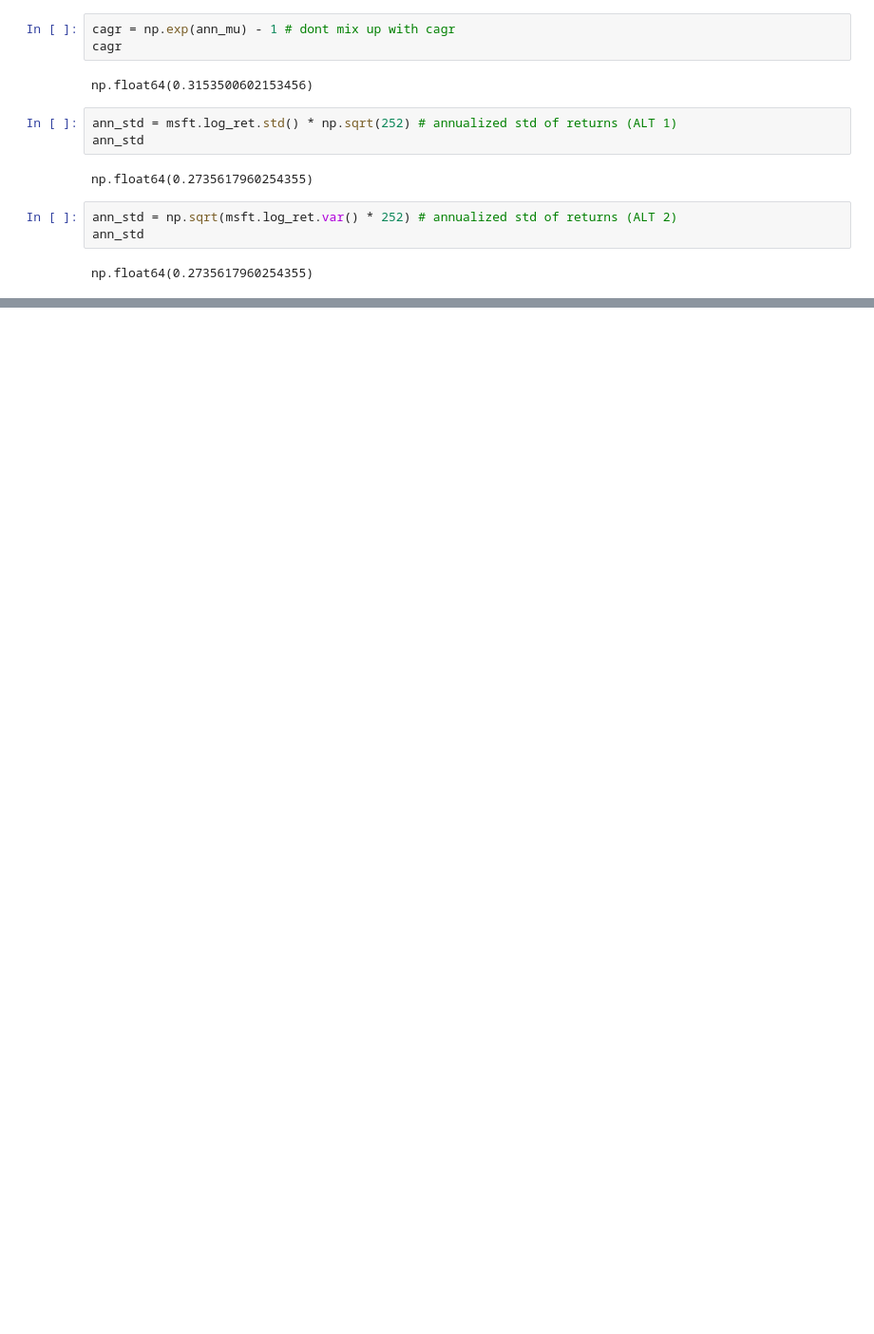
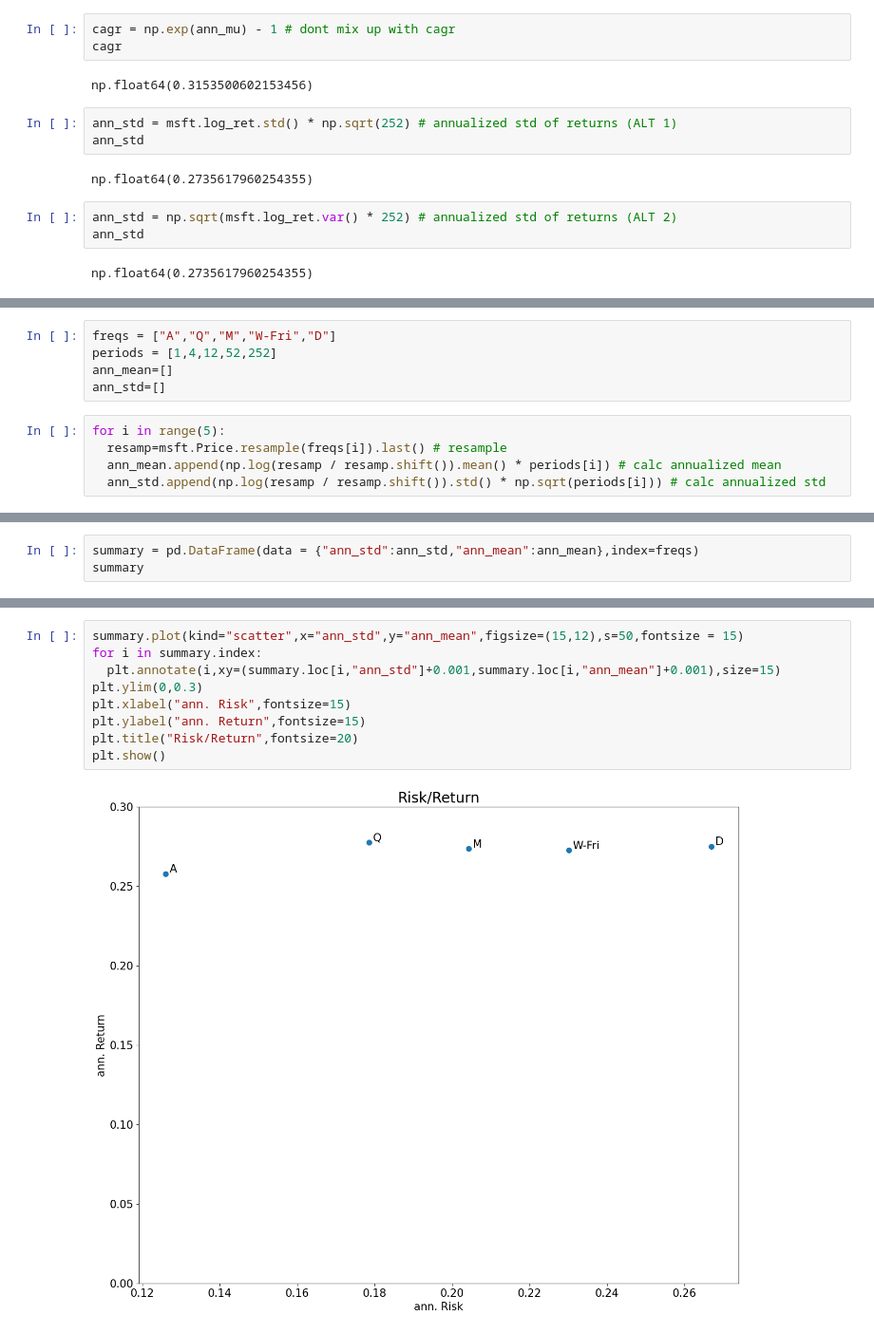
Before and after one commit to Rezamoghadam8810/Algorithmic_trading_tutorial, a Jupyter notebook: Annualizing_Mean_return_and_std_of_Returns.ipynb, the cells around one changed output, grey strips where cells are left out. Shown at 95% size. Saved outputs shown, nothing was run; the diff lists cells and outputs as text; blank space fills up the shorter version.

```diff
--- a/Annualizing_Mean_return_and_std_of_Returns.ipynb
+++ b/Annualizing_Mean_return_and_std_of_Returns.ipynb
@@ -68,0 +123,10 @@ np.float64(0.2735617960254355)
+# %%
+freqs = ["A","Q","M","W-Fri","D"]
+periods = [1,4,12,52,252]
+ann_mean=[]
+ann_std=[]
+# %%
+for i in range(5):
+  resamp=msft.Price.resample(freqs[i]).last() # resample
+  ann_mean.append(np.log(resamp / resamp.shift()).mean() * periods[i]) # calc annualized mean
+  ann_std.append(np.log(resamp / resamp.shift()).std() * np.sqrt(periods[i])) # calc annualized std
@@ -68,0 +149,3 @@ np.float64(0.2735617960254355)
+# %%
+summary = pd.DataFrame(data = {"ann_std":ann_std,"ann_mean":ann_mean},index=freqs)
+summary
@@ -68,0 +159,11 @@ np.float64(0.2735617960254355)
+# %%
+summary.plot(kind="scatter",x="ann_std",y="ann_mean",figsize=(15,12),s=50,fontsize = 15)
+for i in summary.index:
+  plt.annotate(i,xy=(summary.loc[i,"ann_std"]+0.001,summary.loc[i,"ann_mean"]+0.001),size=15)
+plt.ylim(0,0.3)
+plt.xlabel("ann. Risk",fontsize=15)
+plt.ylabel("ann. Return",fontsize=15)
+plt.title("Risk/Return",fontsize=20)
+plt.show()
+# %% [output]
+[figure, added]
```
Also changed, not shown: parts of 8 cells of this notebook.
